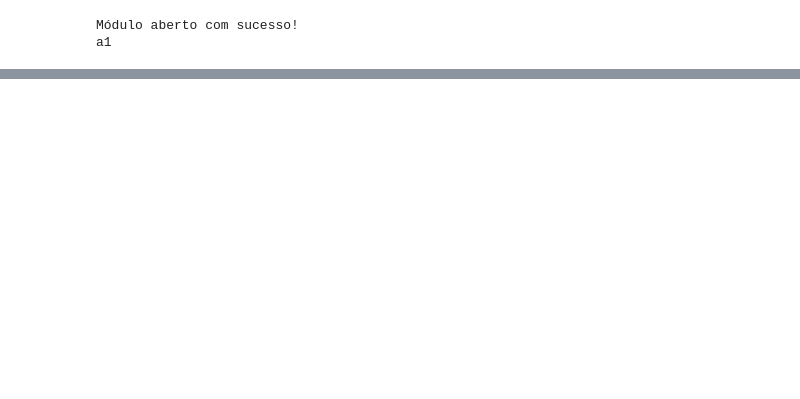
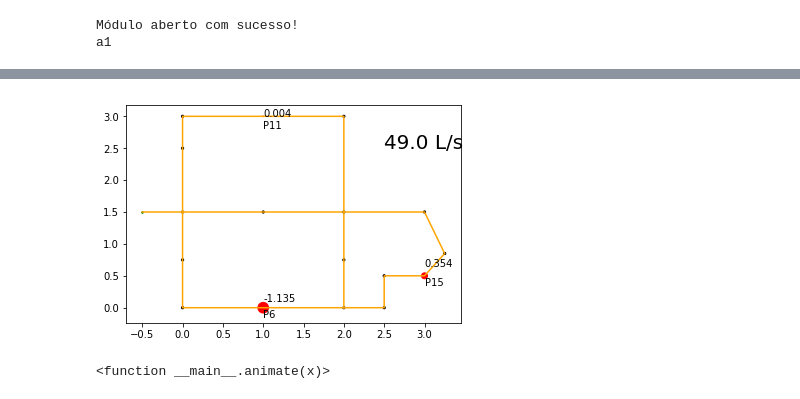
Before and after one commit to yuriishizawa/shs5815_Alex_Yuri, a Jupyter notebook: ga_shs_MM/29-06-19-Testes5.ipynb, the cells around one changed output, grey strips where cells are left out. Saved outputs shown, nothing was run; the diff lists cells and outputs as text; code cells hidden in the pictures; blank space fills up the shorter version.

```diff
--- a/ga_shs_MM/29-06-19-Testes5.ipynb
+++ b/ga_shs_MM/29-06-19-Testes5.ipynb
@@ -86,0 +53,2 @@ for i in vazaos:
+# %%
+a = ga.visualizacao_pressoes(dados_calibracao=dados_calibracao_np,dados_nos=dados_nos_np,dados_trechos=dados_trechos_np)
@@ -86,0 +78,36 @@ for i in vazaos:
+# %%
+
+# fig = plt.figure()
+# ax1 = fig.add_subplot(1,1,1)
+def animate(x):
+    x_3 = [-0.5,3,3.25,3,2.5,2.5,0,0,2,2]
+    y_3 = [1.5,1.5,0.85,0.5,0.5,0,0,3,3,0]
+    plt.plot(x_3,y_3,color='orange')
+
+
+    x_2 = [0,2,2.5,0,2,2.5,3.25,0,1,2,3,0,0,2]
+    y_2 = [0,0,0,0.75,0.75,0.5,0.85,1.5,1.5,1.5,1.5,2.5,3,3]
+    z_2 = [5,5,5]
+    plt.scatter(x_2,y_2,z_2,color='black')
+    plt.scatter(-0.5,1.5,3,color='green',marker='*')
+
+    x_1 = [1,1,3]
+
+    y_1 = [0,3,0.5]
+    z_1 = [abs(a[x][0])*100,abs(a[x][1])*100,abs(a[x][2])*100]
+    plt.scatter(x_1,y_1,z_1,color='red')
+
+    plt.text(2.5,2.5,'{} L/s'.format(dados_calibracao_np[x,0]),fontsize=20)
+    plt.text(1,-0.15,'P6')
+    plt.text(1,0.1,'{0:.3f}'.format(a[x][0]))
+
+    plt.text(1,2.8,'P11')
+    plt.text(1,3,'{0:.3f}'.format(a[x][1]))
+
+    plt.text(3,0.35,'P15')
+    plt.text(3,0.65,'{0:.3f}'.format(a[x][2]))
+# plt.grid()
+interact(animate, x=(0,11,1))
+# %% [output]
+[figure, added]
+<function __main__.animate(x)>
```
Also changed, not shown: parts of 10 cells of this notebook, 1 other file.
